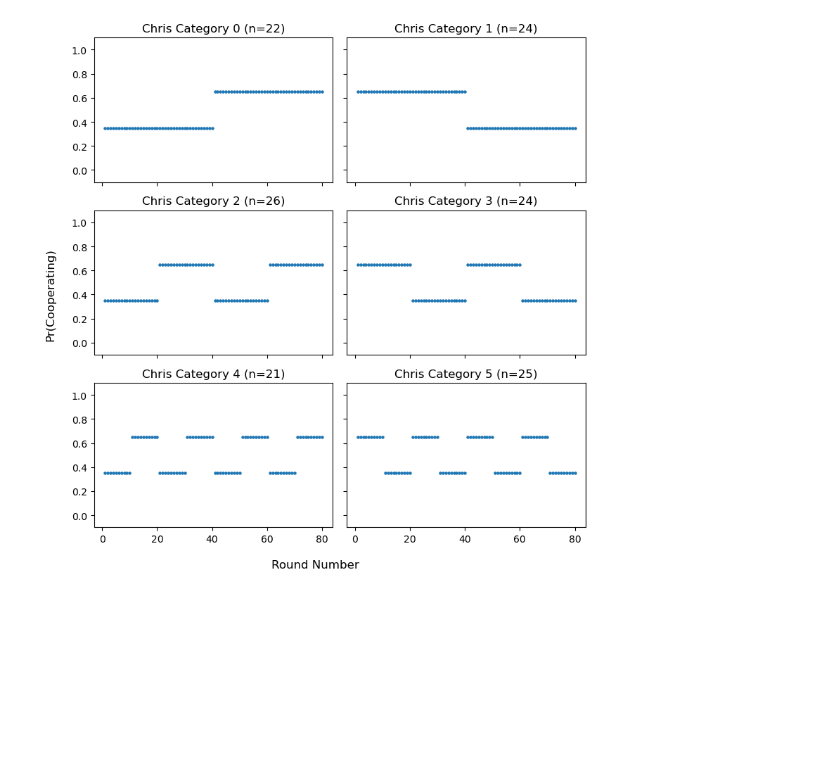
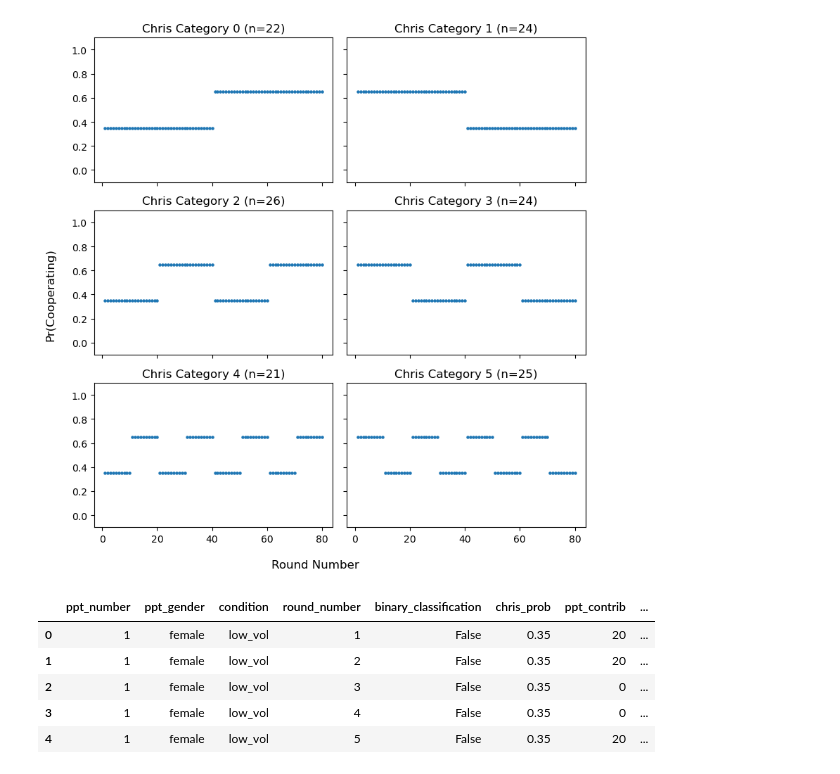
Before and after one commit to elxl/theory-of-mind-in-game, a Jupyter notebook: IPD_BRL.ipynb, the cells around one changed output. Saved outputs shown, nothing was run; the diff lists cells and outputs as text; code cells hidden in the pictures; blank space fills up the shorter version.

```diff
--- a/IPD_BRL.ipynb
+++ b/IPD_BRL.ipynb
@@ -228,3 +234,12 @@ plt.tight_layout()
 plt.show()
 # %% [output]
 [figure]
+# %%
+task_data.head()
+# %% [output]
+|  | ppt_number | ppt_gender | condition | round_number | binary_classification | chris_prob | ppt_contrib | ... |
+| 0 | 1 | female | low_vol | 1 | False | 0.35 | 20 | ... |
+| 1 | 1 | female | low_vol | 2 | False | 0.35 | 20 | ... |
+| 2 | 1 | female | low_vol | 3 | False | 0.35 | 0 | ... |
+| 3 | 1 | female | low_vol | 4 | False | 0.35 | 0 | ... |
+| 4 | 1 | female | low_vol | 5 | False | 0.35 | 20 | ... |
```
Also changed, not shown: parts of 12 cells of this notebook.
